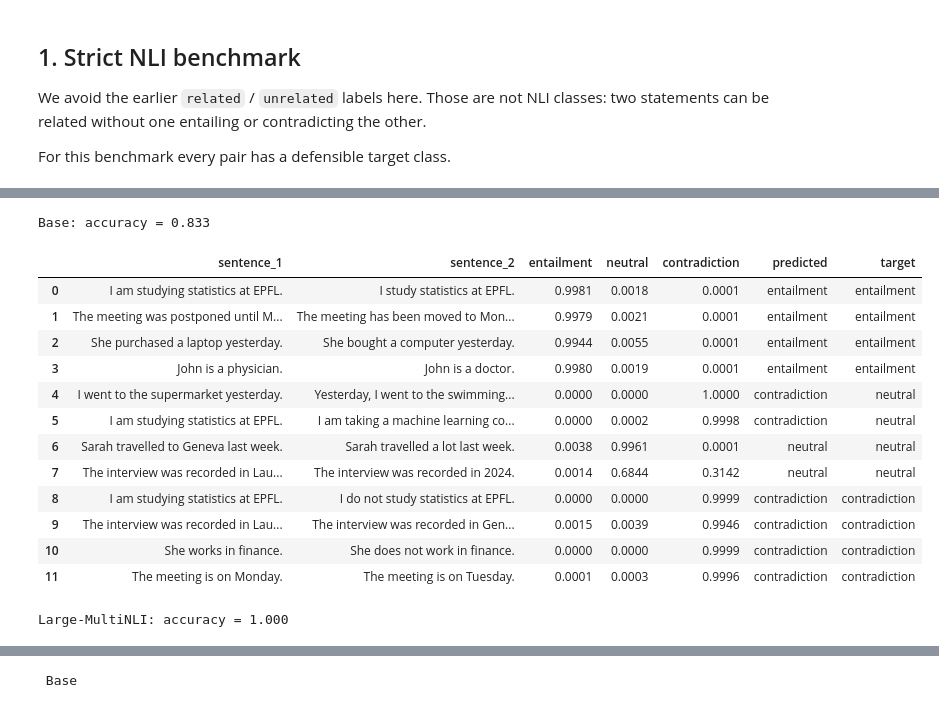
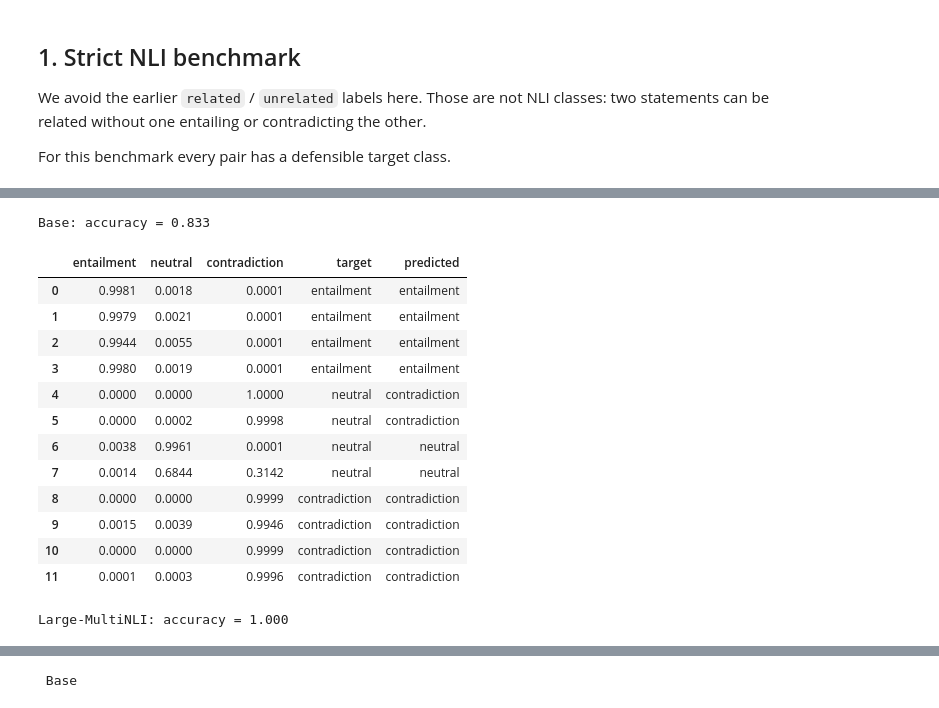
Before and after one commit to Junicolay/interview-anonymization, a Jupyter notebook: notebooks/06_nli_model_comparison.ipynb, the cells around one changed output, grey strips where cells are left out. Cells and saved outputs as stored; diff of their text form; code cells hidden in the pictures.

```diff
--- a/notebooks/06b_nli_model_comparison.ipynb
+++ b/notebooks/06_nli_model_comparison.ipynb
@@ -70,18 +86,23 @@ strict_benchmark = [
     ("contradiction", "She works in finance.", "She does not work in finance."),
     ("contradiction", "The meeting is on Monday.", "The meeting is on Tuesday."),
 ]
+
+LABELS = ("entailment", "neutral", "contradiction")
 # %%
-def load_nli_model(name):
-    tokenizer = AutoTokenizer.from_pretrained(name)
-    model = AutoModelForSequenceClassification.from_pretrained(name)
-    model.to(DEVICE)
-    model.eval()
-    return tokenizer, model
+loaded = {}
 
-loaded = {}
 for label, name in MODELS.items():
     print(f"Loading {label}: {name}")
-    loaded[label] = load_nli_model(name)
-    print("  labels:", loaded[label][1].config.id2label)
+
+    tokenizer, model, device, label_mapping = load_nli_model(name)
+
+    loaded[label] = {
+        "tokenizer": tokenizer,
+        "model": model,
+        "device": device,
+        "label_mapping": label_mapping,
+    }
+
+    print("Labels:", label_mapping)
 # %% [output]
 Loading Base: cross-encoder/nli-deberta-v3-base
@@ -144,29 +113,40 @@ def predict_nli(tokenizer, model, pairs, batch_size=8):
 # %%
 pairs = [(s1, s2) for _, s1, s2 in strict_benchmark]
 targets = [target for target, _, _ in strict_benchmark]
 
 strict_results = {}
-for model_name, (tokenizer, model) in loaded.items():
-    df = predict_nli(tokenizer, model, pairs)
+
+for model_name, components in loaded.items():
+    df = predict_nli(
+        tokenizer=components["tokenizer"],
+        model=components["model"],
+        pairs=pairs,
+        device=components["device"],
+        label_mapping=components["label_mapping"],
+    )
+
     df["target"] = targets
+    df["predicted"] = df[list(LABELS)].idxmax(axis=1)
+
     strict_results[model_name] = df
 
     accuracy = (df["predicted"] == df["target"]).mean()
     print(f"{model_name}: accuracy = {accuracy:.3f}")
+
     display(df.round(4))
 # %% [output]
 Base: accuracy = 0.833
-|  | sentence_1 | sentence_2 | entailment | neutral | contradiction | predicted | target |
-| 0 | I am studying statistics at EPFL. | I study statistics at EPFL. | 0.9981 | 0.0018 | 0.0001 | entailment | entailment |
-| 1 | The meeting was postponed until M... | The meeting has been moved to Mon... | 0.9979 | 0.0021 | 0.0001 | entailment | entailment |
-| 2 | She purchased a laptop yesterday. | She bought a computer yesterday. | 0.9944 | 0.0055 | 0.0001 | entailment | entailment |
-| 3 | John is a physician. | John is a doctor. | 0.9980 | 0.0019 | 0.0001 | entailment | entailment |
-| 4 | I went to the supermarket yesterday. | Yesterday, I went to the swimming... | 0.0000 | 0.0000 | 1.0000 | contradiction | neutral |
-| 5 | I am studying statistics at EPFL. | I am taking a machine learning co... | 0.0000 | 0.0002 | 0.9998 | contradiction | neutral |
-| 6 | Sarah travelled to Geneva last week. | Sarah travelled a lot last week. | 0.0038 | 0.9961 | 0.0001 | neutral | neutral |
-| 7 | The interview was recorded in Lau... | The interview was recorded in 2024. | 0.0014 | 0.6844 | 0.3142 | neutral | neutral |
-| 8 | I am studying statistics at EPFL. | I do not study statistics at EPFL. | 0.0000 | 0.0000 | 0.9999 | contradiction | contradiction |
-| 9 | The interview was recorded in Lau... | The interview was recorded in Gen... | 0.0015 | 0.0039 | 0.9946 | contradiction | contradiction |
-| 10 | She works in finance. | She does not work in finance. | 0.0000 | 0.0000 | 0.9999 | contradiction | contradiction |
-| 11 | The meeting is on Monday. | The meeting is on Tuesday. | 0.0001 | 0.0003 | 0.9996 | contradiction | contradiction |
+|  | entailment | neutral | contradiction | target | predicted |
+| 0 | 0.9981 | 0.0018 | 0.0001 | entailment | entailment |
+| 1 | 0.9979 | 0.0021 | 0.0001 | entailment | entailment |
+| 2 | 0.9944 | 0.0055 | 0.0001 | entailment | entailment |
+| 3 | 0.9980 | 0.0019 | 0.0001 | entailment | entailment |
+| 4 | 0.0000 | 0.0000 | 1.0000 | neutral | contradiction |
+| 5 | 0.0000 | 0.0002 | 0.9998 | neutral | contradiction |
+| 6 | 0.0038 | 0.9961 | 0.0001 | neutral | neutral |
+| 7 | 0.0014 | 0.6844 | 0.3142 | neutral | neutral |
+| 8 | 0.0000 | 0.0000 | 0.9999 | contradiction | contradiction |
+| 9 | 0.0015 | 0.0039 | 0.9946 | contradiction | contradiction |
+| 10 | 0.0000 | 0.0000 | 0.9999 | contradiction | contradiction |
+| 11 | 0.0001 | 0.0003 | 0.9996 | contradiction | contradiction |
 Large-MultiNLI: accuracy = 1.000
```
Also changed, not shown: parts of 6 cells of this notebook, 23 other files.
